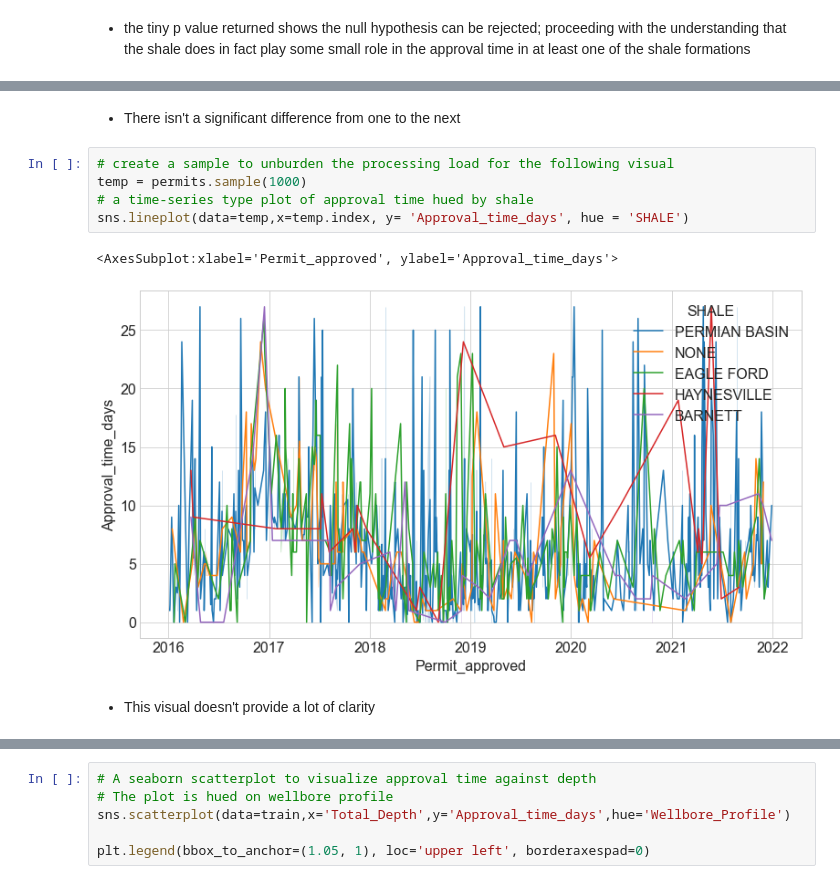
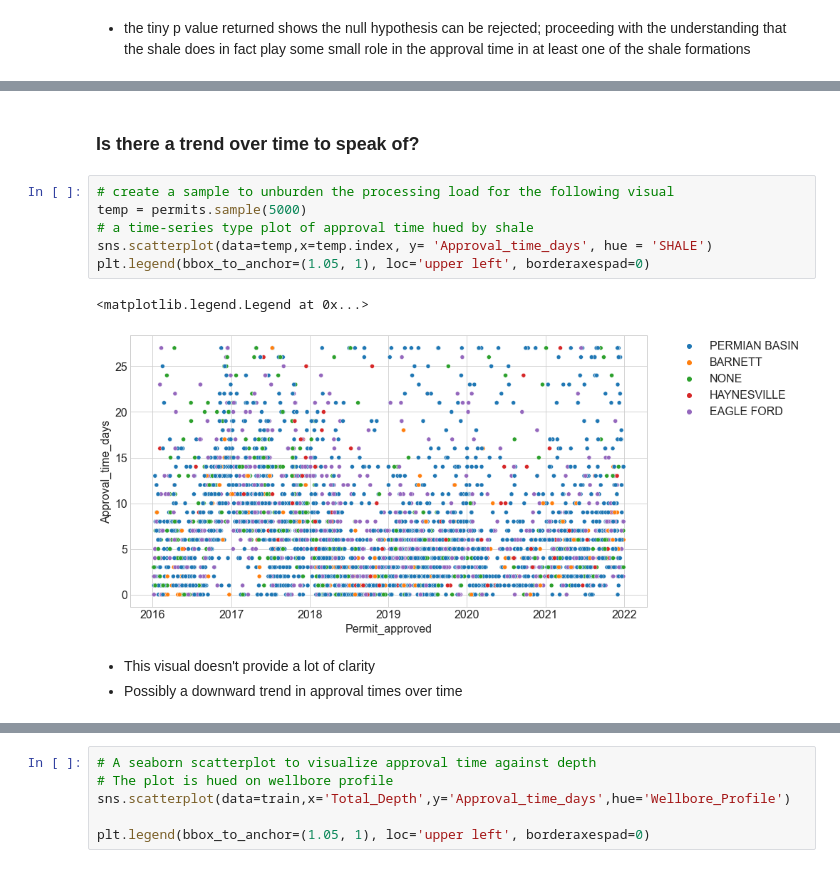
Before and after one commit to brianclements03/Individual_Project, a Jupyter notebook: Final_Notebook_Draft.ipynb, the cells around one changed output, grey strips where cells are left out. Drawn from its saved outputs; the diff is of its cells as text.

```diff
--- a/Final_Notebook_Draft.ipynb
+++ b/Final_Notebook_Draft.ipynb
@@ -880,12 +596,14 @@ sns.barplot(data=train,x='Depth_bin',y= 'Approval_time_days')
-# %% [markdown]
-- There isn't a significant difference from one to the next
+# %% [markdown]
+### Is there a trend over time to speak of?
 # %%
 # create a sample to unburden the processing load for the following visual
-temp = permits.sample(1000)
+temp = permits.sample(5000)
 # a time-series type plot of approval time hued by shale
-sns.lineplot(data=temp,x=temp.index, y= 'Approval_time_days', hue = 'SHALE')
+sns.scatterplot(data=temp,x=temp.index, y= 'Approval_time_days', hue = 'SHALE')
+plt.legend(bbox_to_anchor=(1.05, 1), loc='upper left', borderaxespad=0)
 # %% [output]
-<AxesSubplot:xlabel='Permit_approved', ylabel='Approval_time_days'>
+<matplotlib.legend.Legend at 0x...>
-[figure, old version]
+[figure, new version]
 # %% [markdown]
 - This visual doesn't provide a lot of clarity
+- Possibly a downward trend in approval times over time
```
Also changed, not shown: parts of 64 cells of this notebook, 4 other files.
